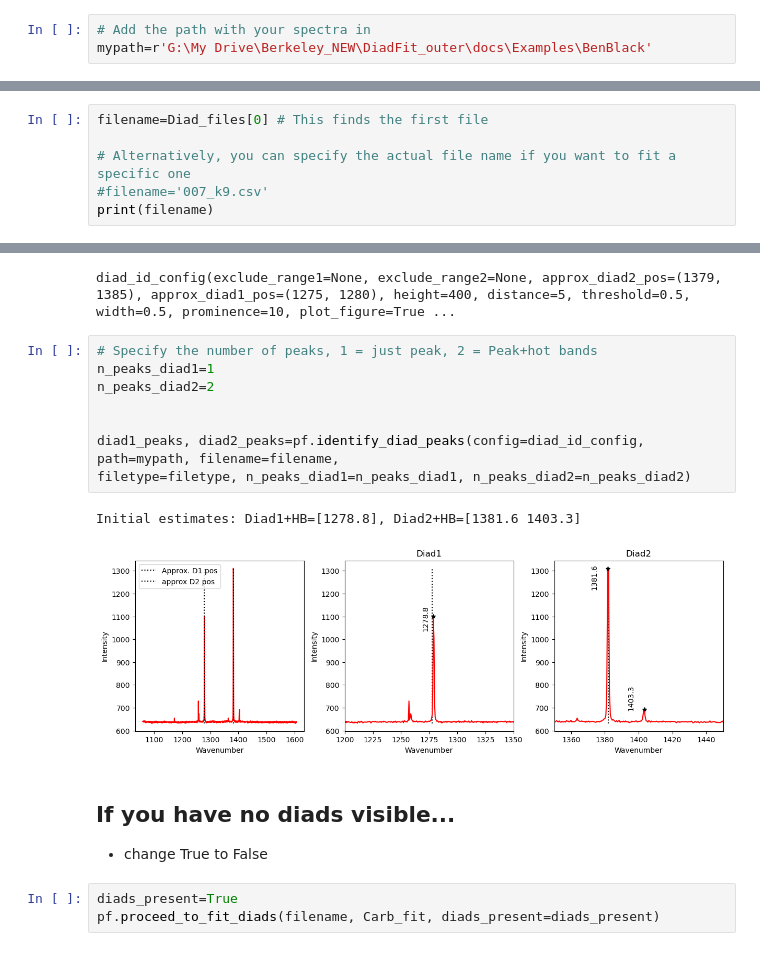
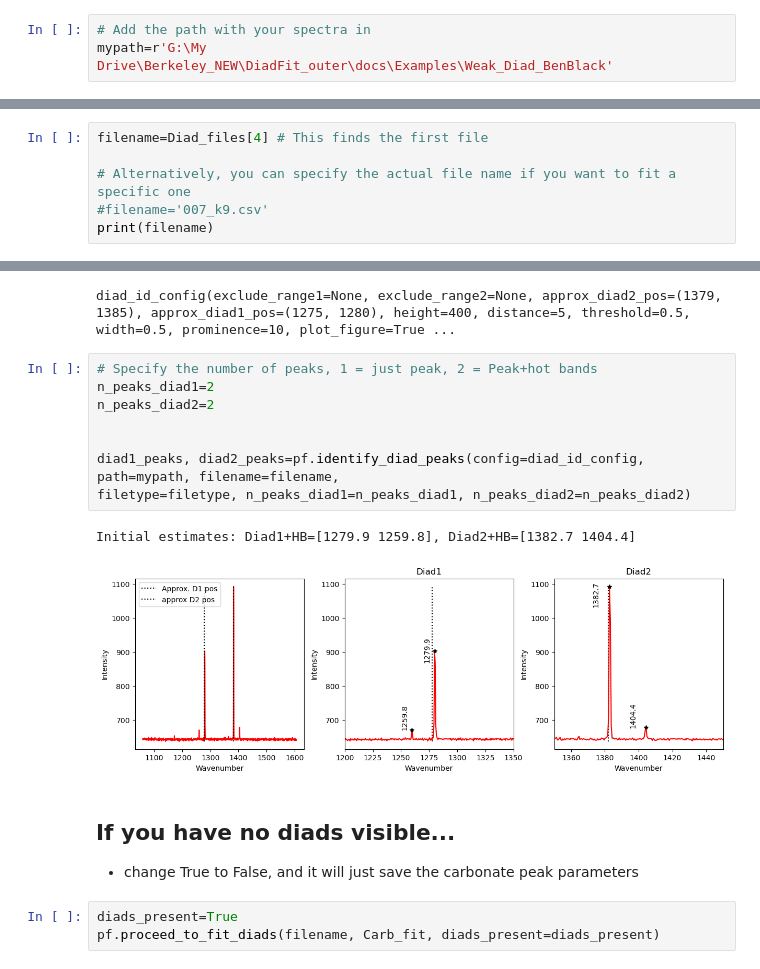
Before and after one commit to PennyWieser/DiadFit, a Jupyter notebook: docs/Examples/Weak_Diad_BenBlack/DiadFitting_Black.ipynb, the cells around one changed output, grey strips where cells are left out. Saved outputs shown, nothing was run; the diff lists cells and outputs as text.

Commit message:
Tweaking_Fitting_parameters

```diff
--- a/docs/Examples/Weak_Diad_BenBlack/DiadFitting_Black.ipynb
+++ b/docs/Examples/Weak_Diad_BenBlack/DiadFitting_Black.ipynb
@@ -20,6 +21,6 @@ pf.__version__
 # %%
 # Add the path with your spectra in
-mypath=r'G:\My Drive\Berkeley_NEW\DiadFit_outer\docs\Examples\BenBlack'
+mypath=r'G:\My Drive\Berkeley_NEW\DiadFit_outer\docs\Examples\Weak_Diad_BenBlack'
 # %%
 # This specifies what file type your Raman exported in.
 filetype='head_csv'
@@ -44,5 +49,5 @@ exclude type
 # %%
-filename=Diad_files[0] # This finds the first file
+filename=Diad_files[4] # This finds the first file
 
 # Alternatively, you can specify the actual file name if you want to fit a specific one
 #filename='007_k9.csv'
@@ -86,18 +92,18 @@ diad_id_config
 diad_id_config(exclude_range1=None, exclude_range2=None, approx_diad2_pos=(1379, 1385), approx_diad1_pos=(1275, 1280), height=400, distance=5, threshold=0.5, width=0.5, prominence=10, plot_figure=True ...
 # %%
 # Specify the number of peaks, 1 = just peak, 2 = Peak+hot bands
-n_peaks_diad1=1
+n_peaks_diad1=2
 n_peaks_diad2=2
 
 
 diad1_peaks, diad2_peaks=pf.identify_diad_peaks(config=diad_id_config, path=mypath, filename=filename,
 filetype=filetype, n_peaks_diad1=n_peaks_diad1, n_peaks_diad2=n_peaks_diad2)
 # %% [output]
-Initial estimates: Diad1+HB=[1278.8], Diad2+HB=[1381.6 1403.3]
+Initial estimates: Diad1+HB=[1279.9 1259.8], Diad2+HB=[1382.7 1404.4]
-[figure, old version]
+[figure, new version]
 # %% [markdown]
 ## If you have no diads visible...
-- change True to False
+- change True to False, and it will just save the carbonate peak parameters
 # %%
 diads_present=True
 pf.proceed_to_fit_diads(filename, Carb_fit, diads_present=diads_present)
```
Also changed, not shown: parts of 33 cells of this notebook, 22 other files.
